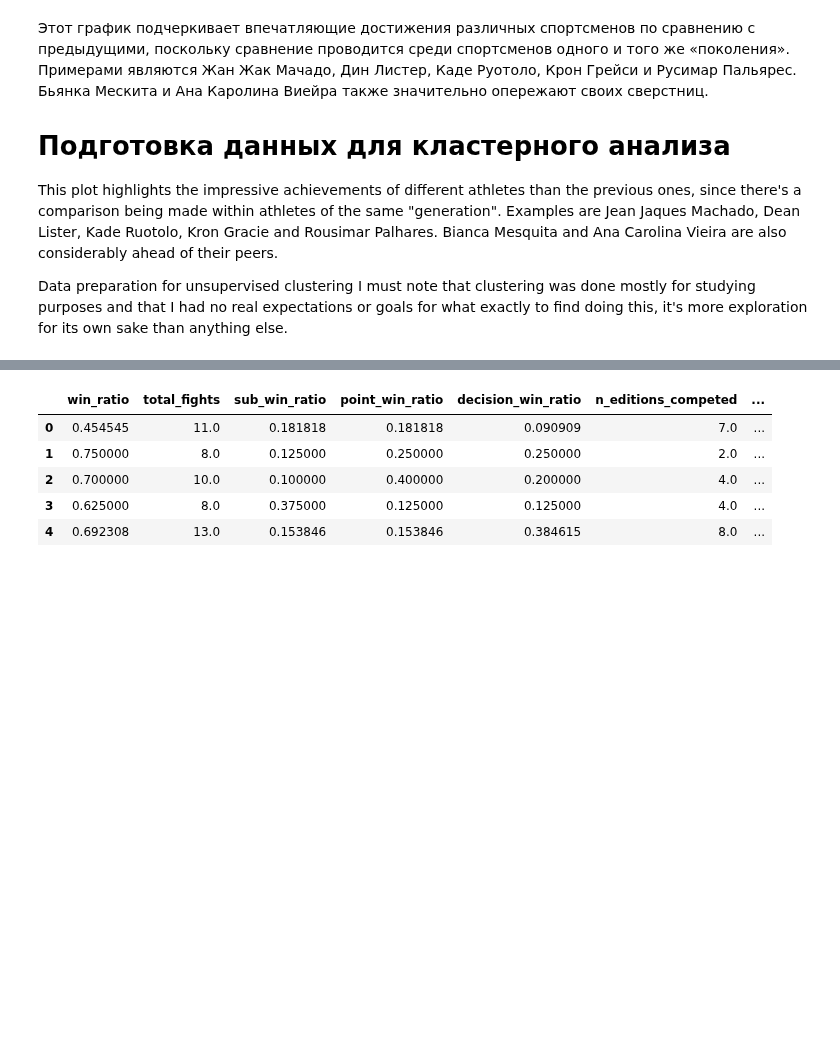
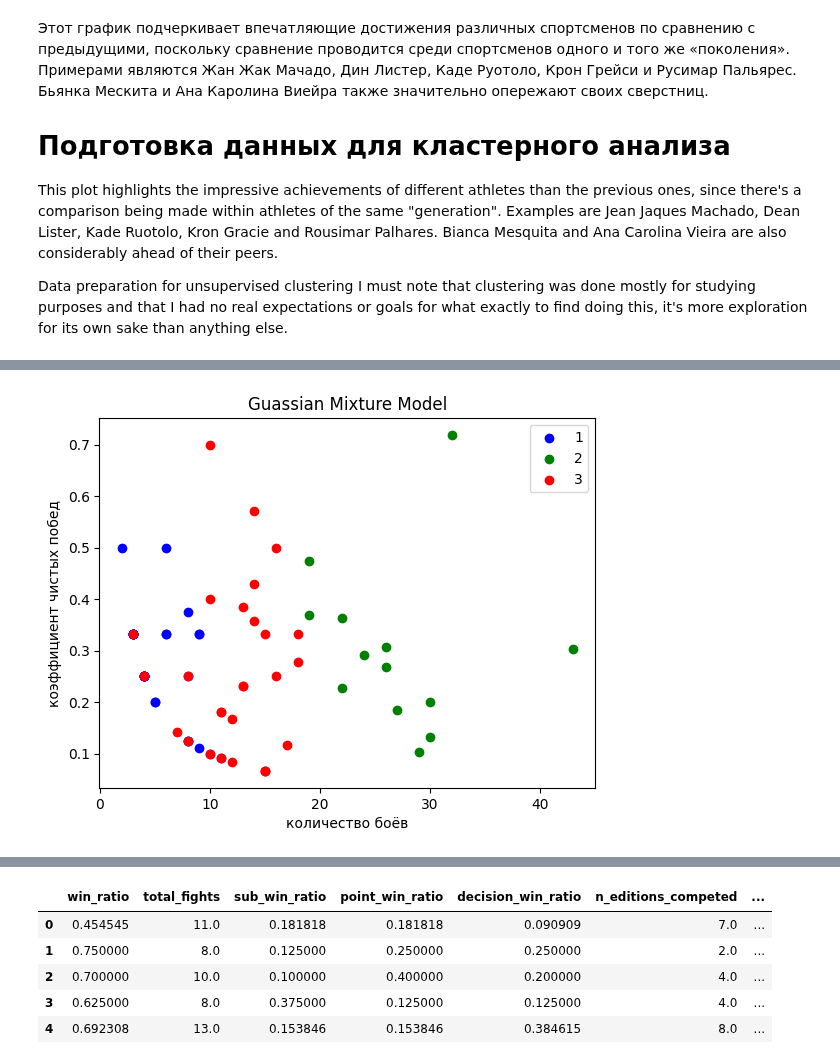
Before and after one commit to vn322/Sport-University, a Jupyter notebook: АДСС.ipynb, the cells around one changed output, grey strips where cells are left out. Saved outputs shown, nothing was run; the diff lists cells and outputs as text; code cells hidden in the pictures; blank space fills up the shorter version.

```diff
--- a/АДСС.ipynb
+++ b/АДСС.ipynb
@@ -1842,0 +2061,24 @@ I must note that clustering was done mostly for studying purposes and that I had
+# %%
+from sklearn.mixture import GaussianMixture
+n_clusters = 3
+gmm_model = GaussianMixture(n_components=n_clusters, random_state=5)
+gmm_model.fit(X)
+
+
+cluster_labels = gmm_model.predict(X)
+X = pd.DataFrame(X)
+X['cluster'] = cluster_labels
+
+
+color=['blue','green','red', 'black', 'yellow']
+for k in range(0,n_clusters):
+    data = X[X["cluster"]==k].copy()
+    plt.scatter(data["total_fights"],data["sub_win_ratio"],c=color[k])
+
+plt.title("Guassian Mixture Model")
+plt.ylabel("коэффициент чистых побед")
+plt.xlabel("количество боёв")
+plt.legend([1,2,3,4])
+plt.show()
+# %% [output]
+[figure, added]
```
Also changed, not shown: parts of 52 cells of this notebook.
